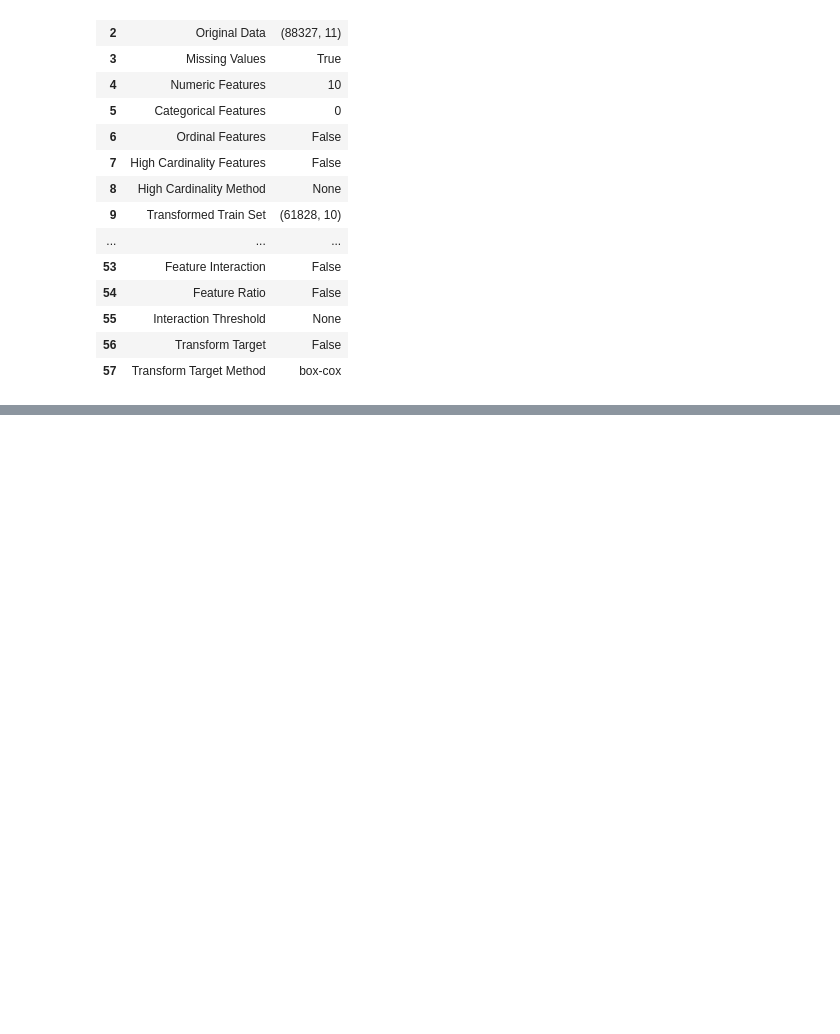
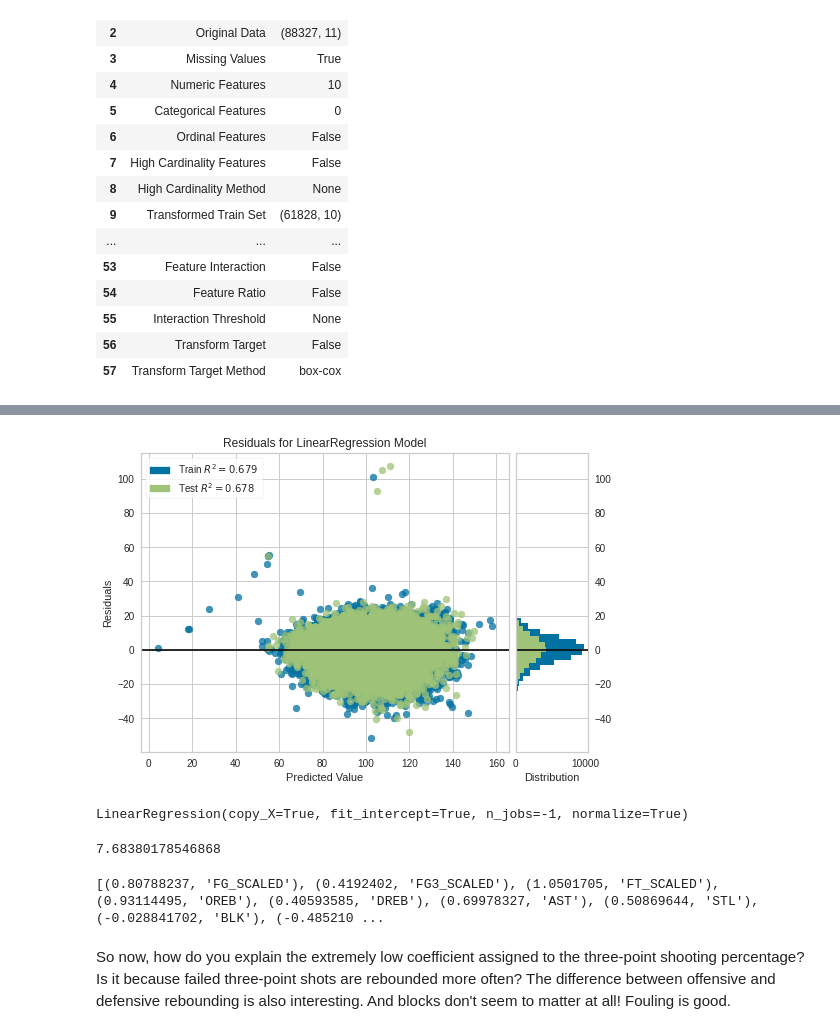
Before and after one commit to microprediction/nba, a Jupyter notebook: basketball_pycaret.ipynb, the cells around one changed output, grey strips where cells are left out. Saved outputs shown, nothing was run; the diff lists cells and outputs as text; code cells hidden in the pictures; blank space fills up the shorter version.

```diff
--- a/basketball_pycaret.ipynb
+++ b/basketball_pycaret.ipynb
@@ -116,0 +134,4 @@ interpret_model(xgboost)
+# %%
+linear_model = create_model('lr')
+tuned_linear_model = tune_model(linear_model)
+tuned_linear_model
@@ -116,0 +153,20 @@ interpret_model(xgboost)
+# %%
+plot_model(linear_model)
+# %% [output]
+[figure, added]
+# %%
+final_tuned_linear_model = finalize_model(tuned_linear_model)
+final_tuned_linear_model
+# %% [output]
+LinearRegression(copy_X=True, fit_intercept=True, n_jobs=-1, normalize=True)
+# %%
+unseen = predict_model(final_tuned_linear_model,data=test_data)
+(unseen['Label']-unseen['PTS']).std()
+# %% [output]
+7.68380178546868
+# %%
+print(list(zip(final_tuned_linear_model.coef_,need[:-1]+['const'])))
+# %% [output]
+[(0.80788237, 'FG_SCALED'), (0.4192402, 'FG3_SCALED'), (1.0501705, 'FT_SCALED'), (0.93114495, 'OREB'), (0.40593585, 'DREB'), (0.69978327, 'AST'), (0.50869644, 'STL'), (-0.028841702, 'BLK'), (-0.485210 ...
+# %% [markdown]
+So now, how do you explain the extremely low coefficient assigned to the three-point shooting percentage? Is it because failed three-point shots are rebounded more often? The difference between offensive and defensive rebounding is also interesting. And blocks don't seem to matter at all! Fouling is good.
```
Also changed, not shown: parts of 14 cells of this notebook.
